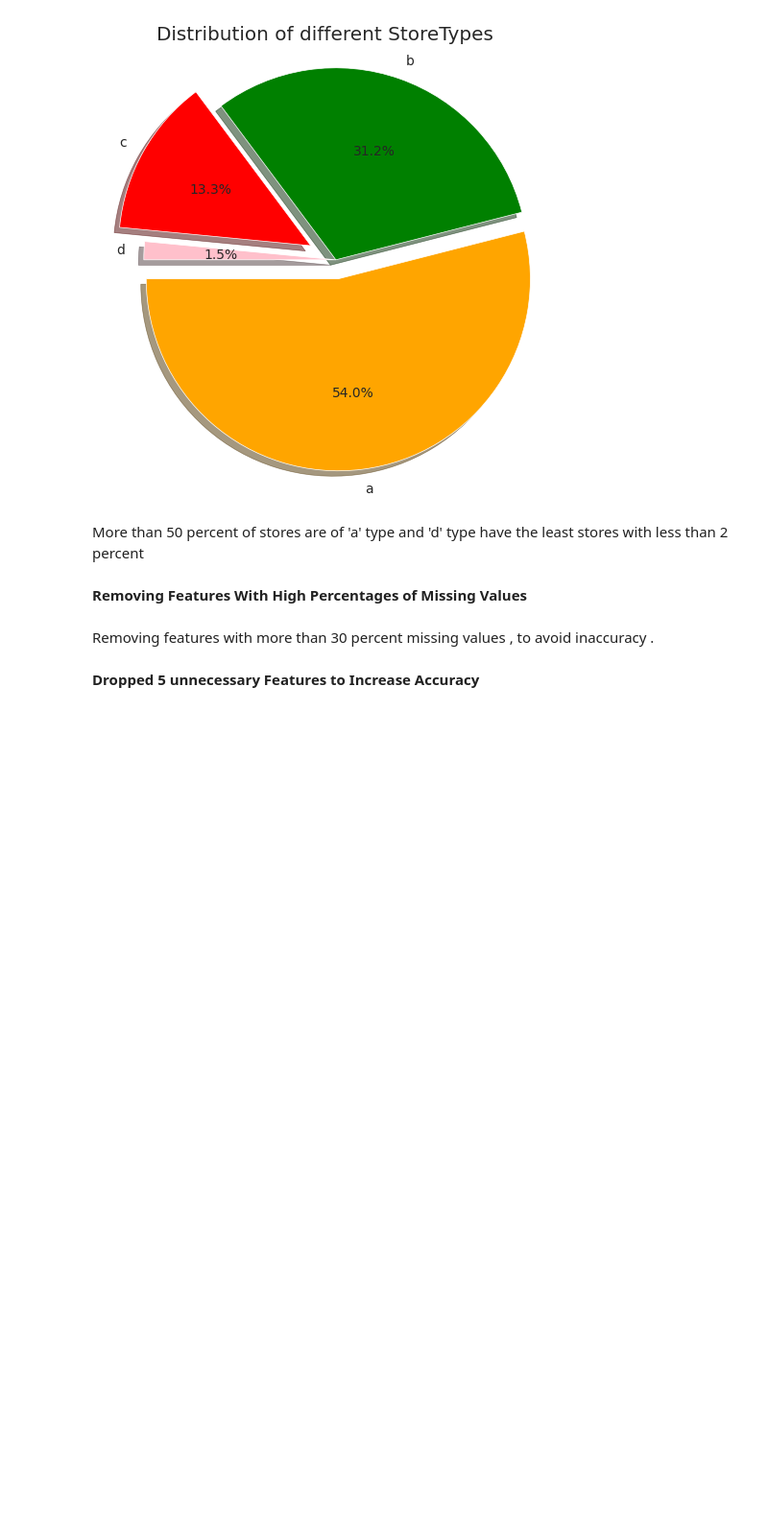
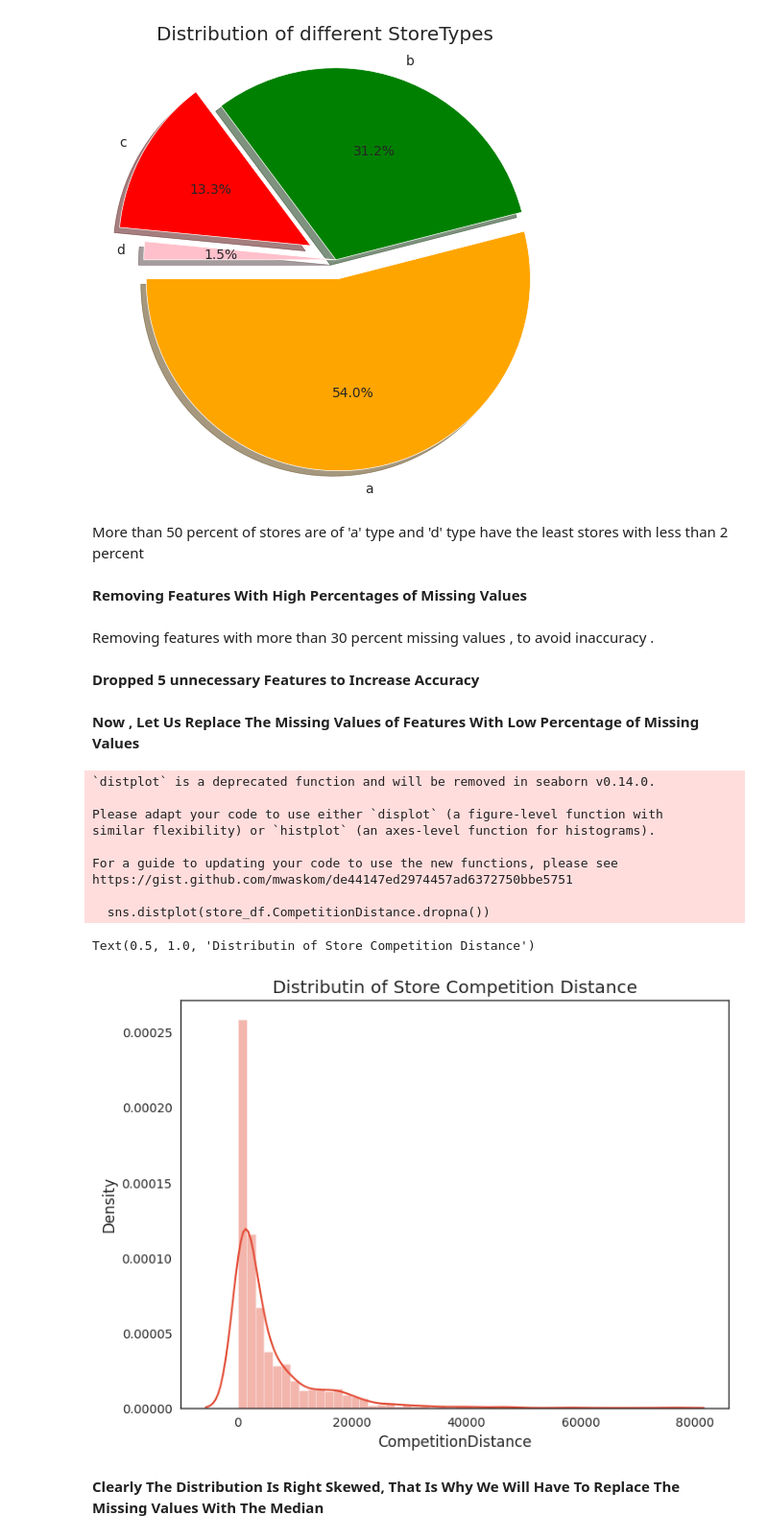
Before and after one commit to himanshu302002/ML-Regression-, a Jupyter notebook: (Capstone_Project)ML_Regression_on_Retail_Sales_Prediction.ipynb, the cells around one changed output. Shown: that part at 96% size. Cells and saved outputs as stored; diff of their text form; code cells hidden in the pictures; blank space fills up the shorter version.

```diff
--- a/(Capstone_Project)ML_Regression_on_Retail_Sales_Prediction.ipynb
+++ b/(Capstone_Project)ML_Regression_on_Retail_Sales_Prediction.ipynb
@@ -462,3 +462,24 @@ store_df = store_df.drop(['CompetitionOpenSinceMonth', 'CompetitionOpenSinceYear
                      'Promo2SinceYear', 'PromoInterval'], axis=1)
 # %% [markdown]
 **Dropped 5 unnecessary Features to Increase Accuracy**
+# %% [markdown]
+**Now , Let Us Replace The Missing Values of Features With Low Percentage of Missing Values**
+# %%
+# CompetitionDistance is distance in meters to the nearest competitor store
+# let's first have a look at its distribution
+sns.distplot(store_df.CompetitionDistance.dropna())
+plt.title("Distributin of Store Competition Distance")
+# %% [output]
+`distplot` is a deprecated function and will be removed in seaborn v0.14.0.
+
+Please adapt your code to use either `displot` (a figure-level function with
+similar flexibility) or `histplot` (an axes-level function for histograms).
+
+For a guide to updating your code to use the new functions, please see
+https://gist.github.com/mwaskom/de44147ed2974457ad6372750bbe5751
+
+  sns.distplot(store_df.CompetitionDistance.dropna())
+Text(0.5, 1.0, 'Distributin of Store Competition Distance')
+[figure, added]
+# %% [markdown]
+**Clearly The Distribution Is Right Skewed, That Is Why We Will Have To Replace The Missing Values With The Median**
```
Also changed, not shown: parts of 1 cell of this notebook.
